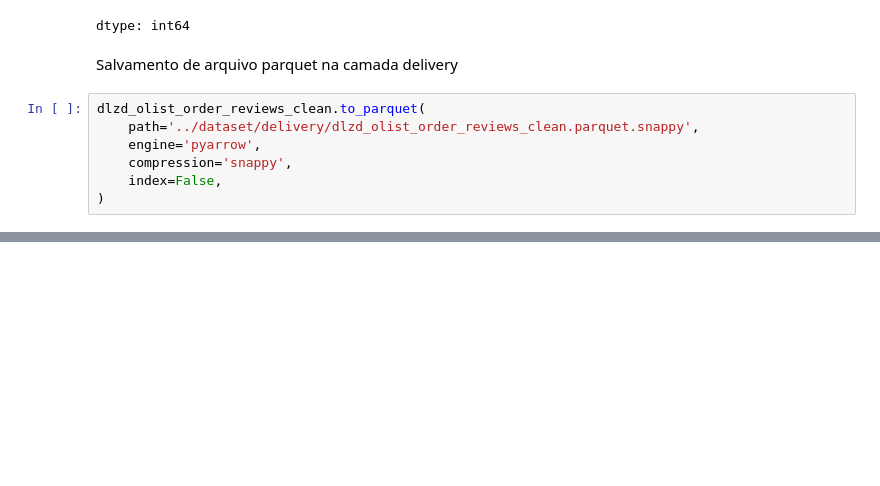
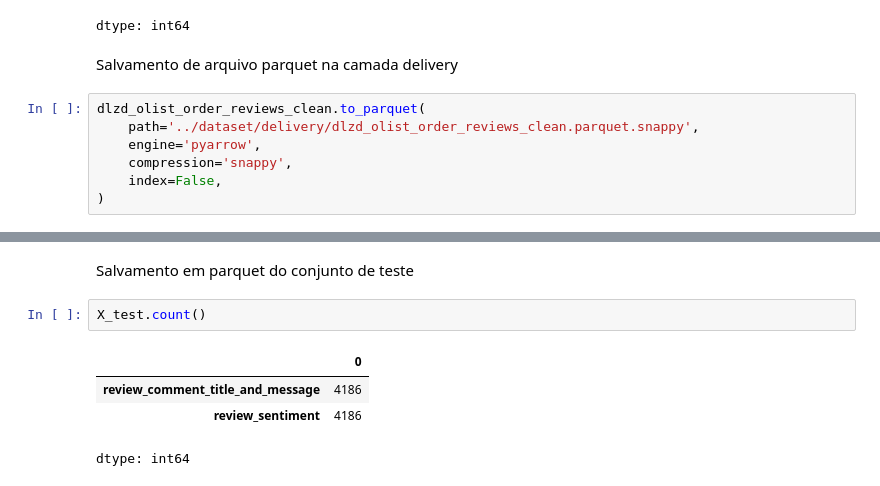
Before and after one commit to Squinelato/eEDB-002-2024-3, a Jupyter notebook: preprocessing/delivery_layer.ipynb, the cells around one changed output, grey strips where cells are left out. Drawn from its saved outputs; the diff is of its cells as text; blank space fills up the shorter version.

```diff
--- a/preprocessing/delivery_layer.ipynb
+++ b/preprocessing/delivery_layer.ipynb
@@ -189,0 +220,9 @@ dlzd_olist_order_reviews_clean.to_parquet(
+# %% [markdown]
+Salvamento em parquet do conjunto de teste
+# %%
+X_test.count()
+# %% [output]
+|  | 0 |
+| review_comment_title_and_message | 4186 |
+| review_sentiment | 4186 |
+dtype: int64
```
Also changed, not shown: parts of 15 cells of this notebook, 2 other files.
